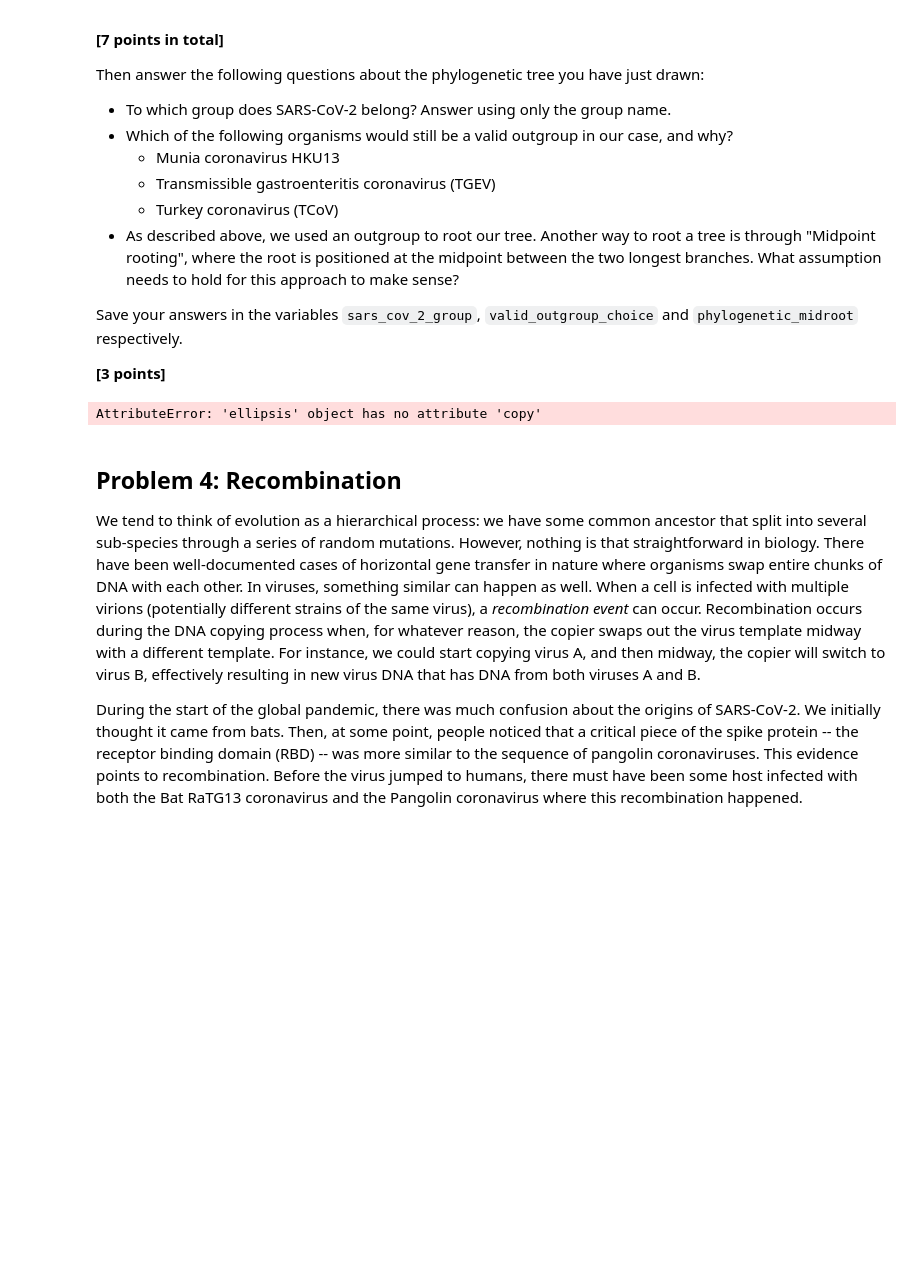
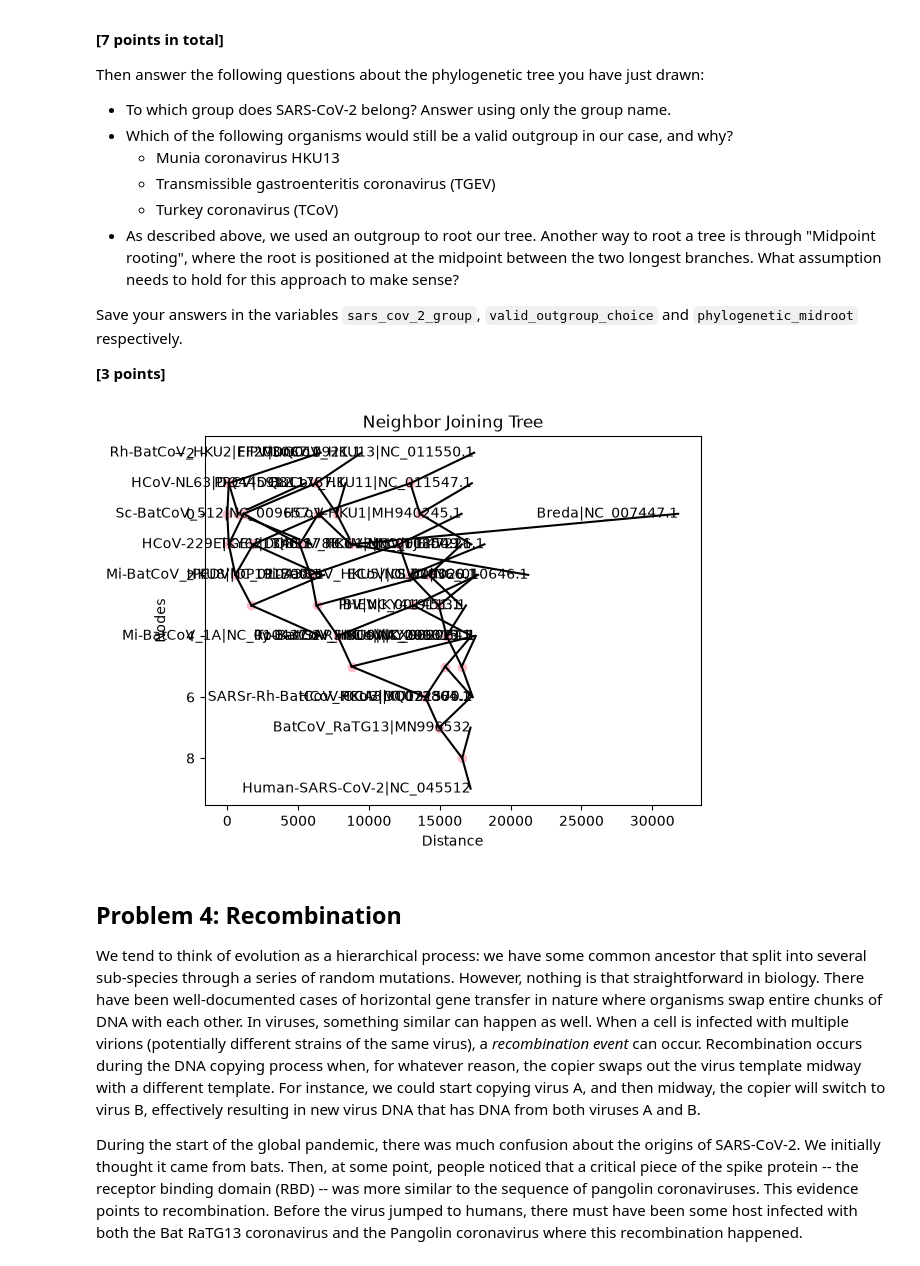
Before and after one commit to haircutt/assign_phylo, a Jupyter notebook: phylo_workbook.ipynb, the cells around one changed output. Drawn from its saved outputs; the diff is of its cells as text; code cells hidden in the pictures; blank space fills up the shorter version.

```diff
--- a/phylo_workbook.ipynb
+++ b/phylo_workbook.ipynb
@@ -126,21 +126,27 @@ Save your answers in the variables `sars_cov_2_group`, `valid_outgroup_choice` a
 # %%
 from helper_functions import  reroot_tree, sort_children_by_leaves, neighbor_joining, plot_nj_tree
 import matplotlib.pyplot as plt
 from Bio import SeqIO
 import os
 # hamming dist
 # accession = Entrez.read()
 
-distances = ...
-labels = ...
+sequences = [str(record.seq) for record in SeqIO.parse("data/clustal_MSA_coronavirus.fasta", "fasta")]
+labels = [record.id for record in SeqIO.parse("data/clustal_MSA_coronavirus.fasta", "fasta")]
+distances = np.array(
+	[[0 if i == j else sum(c1 != c2 for c1, c2 in zip(seq1, seq2)) for j, seq2 in enumerate(sequences)] for i, seq1 in enumerate(sequences)],
+	dtype=float
+)
+
+# ("data/clustal_MSA_coronavirus.fasta") get labels from ">"
 
 # plot
 tree = neighbor_joining(distances, labels)
 fig, ax = plt.subplots()
 plot_nj_tree(tree, ax=ax)
 plt.savefig('problem3.svg')
 # %% [output]
-AttributeError: 'ellipsis' object has no attribute 'copy'
+[figure, added]
 # %%
 sars_cov_2_group = """To which group does SARS-CoV-2 belong? Answer using only the group name."""
 # %%
```
